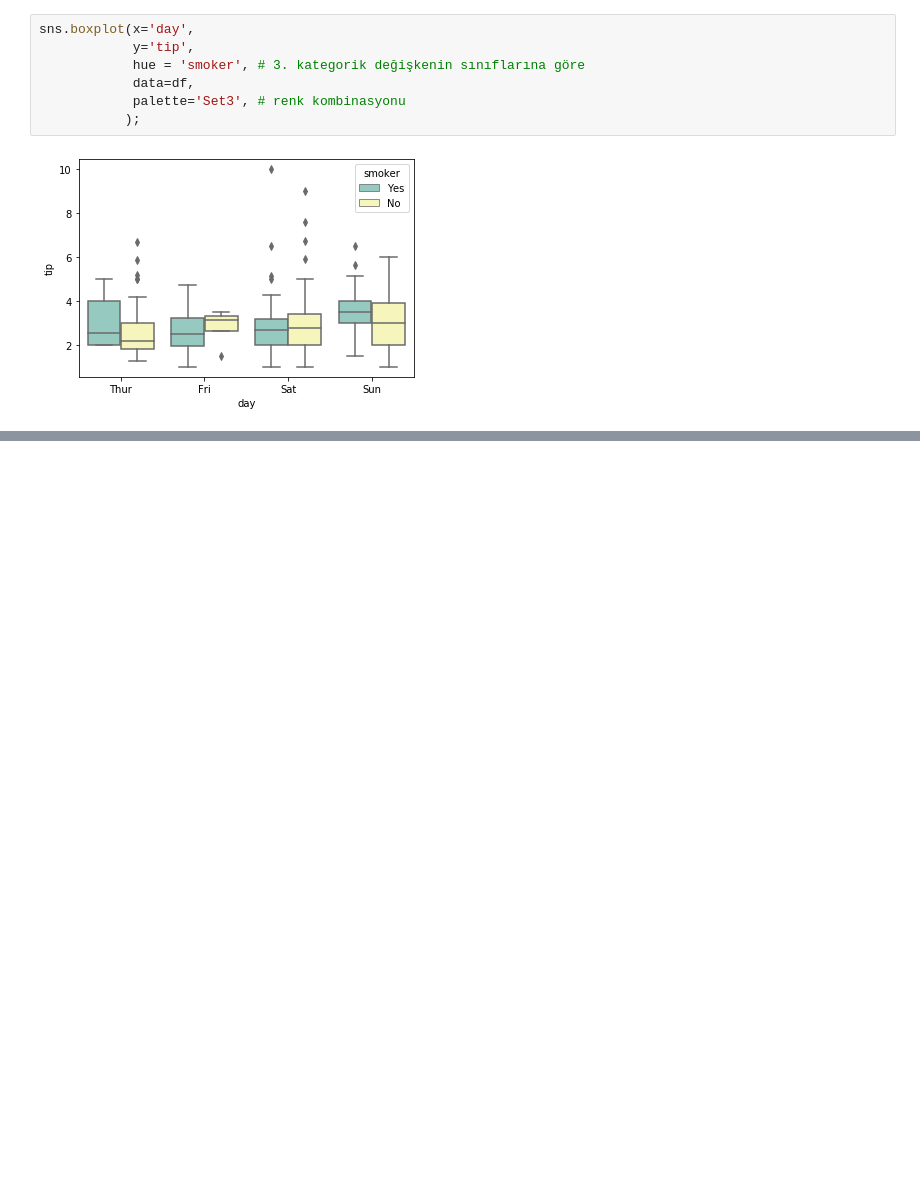
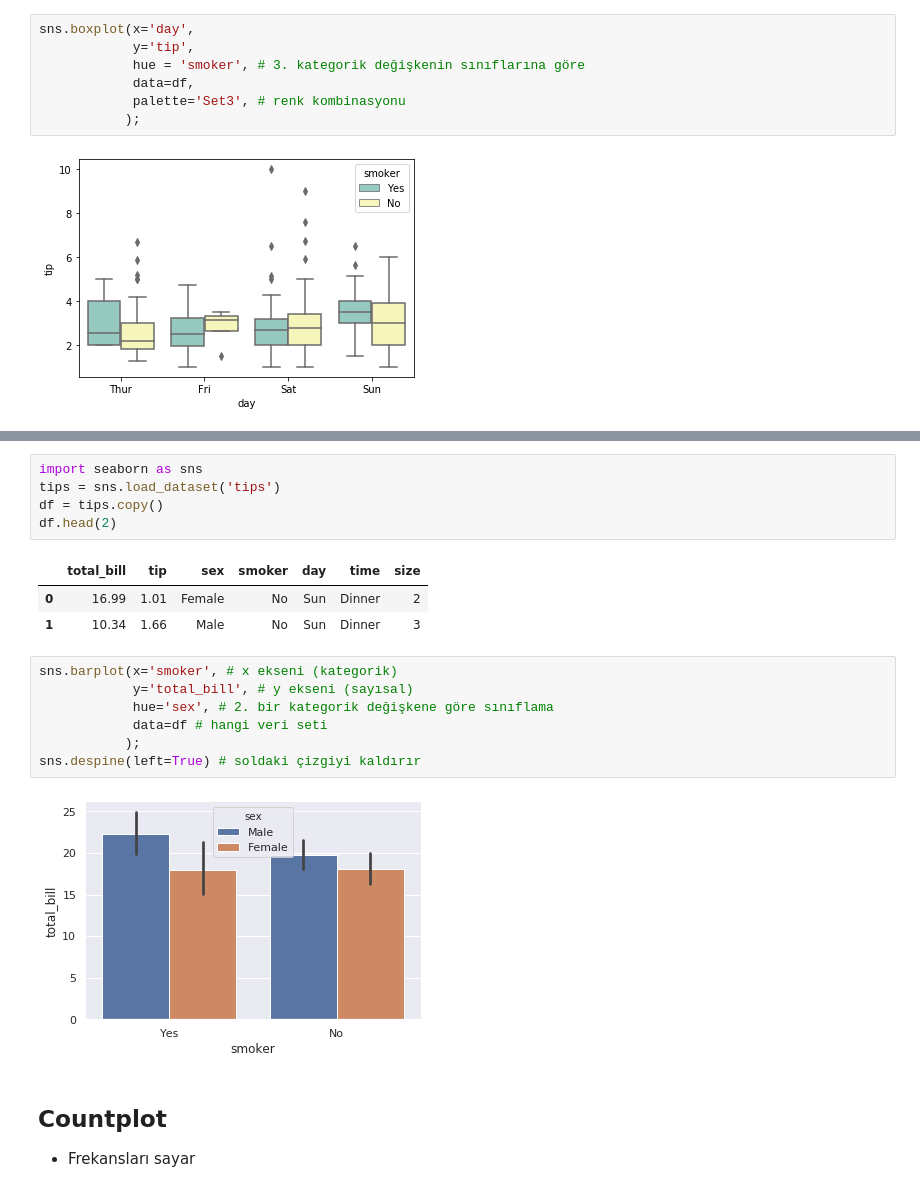
Before and after one commit to mebaysan/VeriBilimi, a Jupyter notebook: 3-)KesifciVeriAnaliziVeVeriGorsellestirme/tum_notlar.ipynb, the cells around one changed output, grey strips where cells are left out. Drawn from its saved outputs; the diff is of its cells as text; blank space fills up the shorter version.

```diff
--- a/3-)KesifciVeriAnaliziVeVeriGorsellestirme/tum_notlar.ipynb
+++ b/3-)KesifciVeriAnaliziVeVeriGorsellestirme/tum_notlar.ipynb
@@ -1296,0 +1343,21 @@ sns.boxplot(x='day',
+# %%
+import seaborn as sns
+tips = sns.load_dataset('tips')
+df = tips.copy()
+df.head(2)
+# %% [output]
+|  | total_bill | tip | sex | smoker | day | time | size |
+| 0 | 16.99 | 1.01 | Female | No | Sun | Dinner | 2 |
+| 1 | 10.34 | 1.66 | Male | No | Sun | Dinner | 3 |
+# %%
+sns.barplot(x='smoker', # x ekseni (kategorik)
+            y='total_bill', # y ekseni (sayısal)
+            hue='sex', # 2. bir kategorik değişkene göre sınıflama
+            data=df # hangi veri seti
+           );
+sns.despine(left=True) # soldaki çizgiyi kaldırır
+# %% [output]
+[figure, added]
+# %% [markdown]
+## Countplot
+- Frekansları sayar
```
Also changed, not shown: parts of 37 cells of this notebook.
